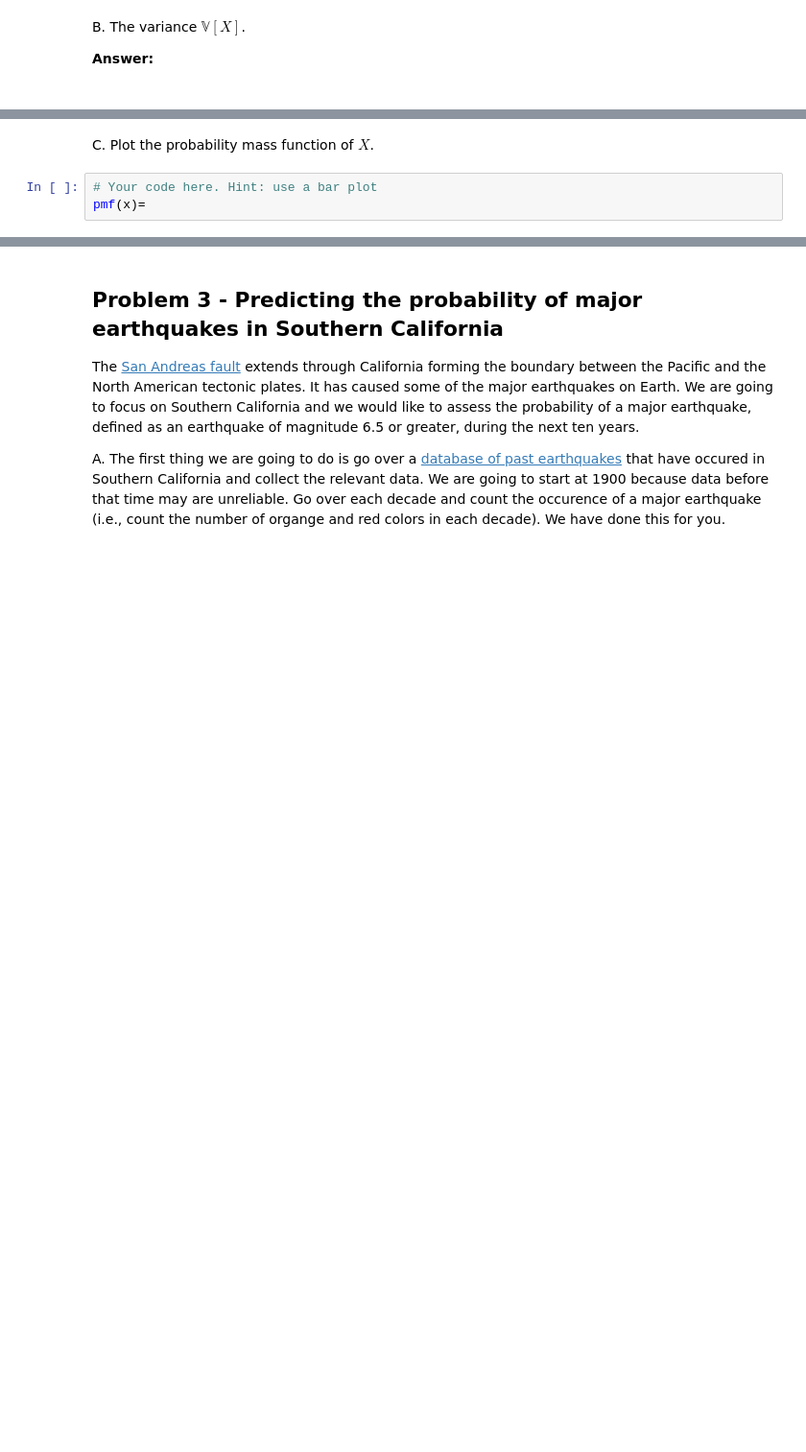
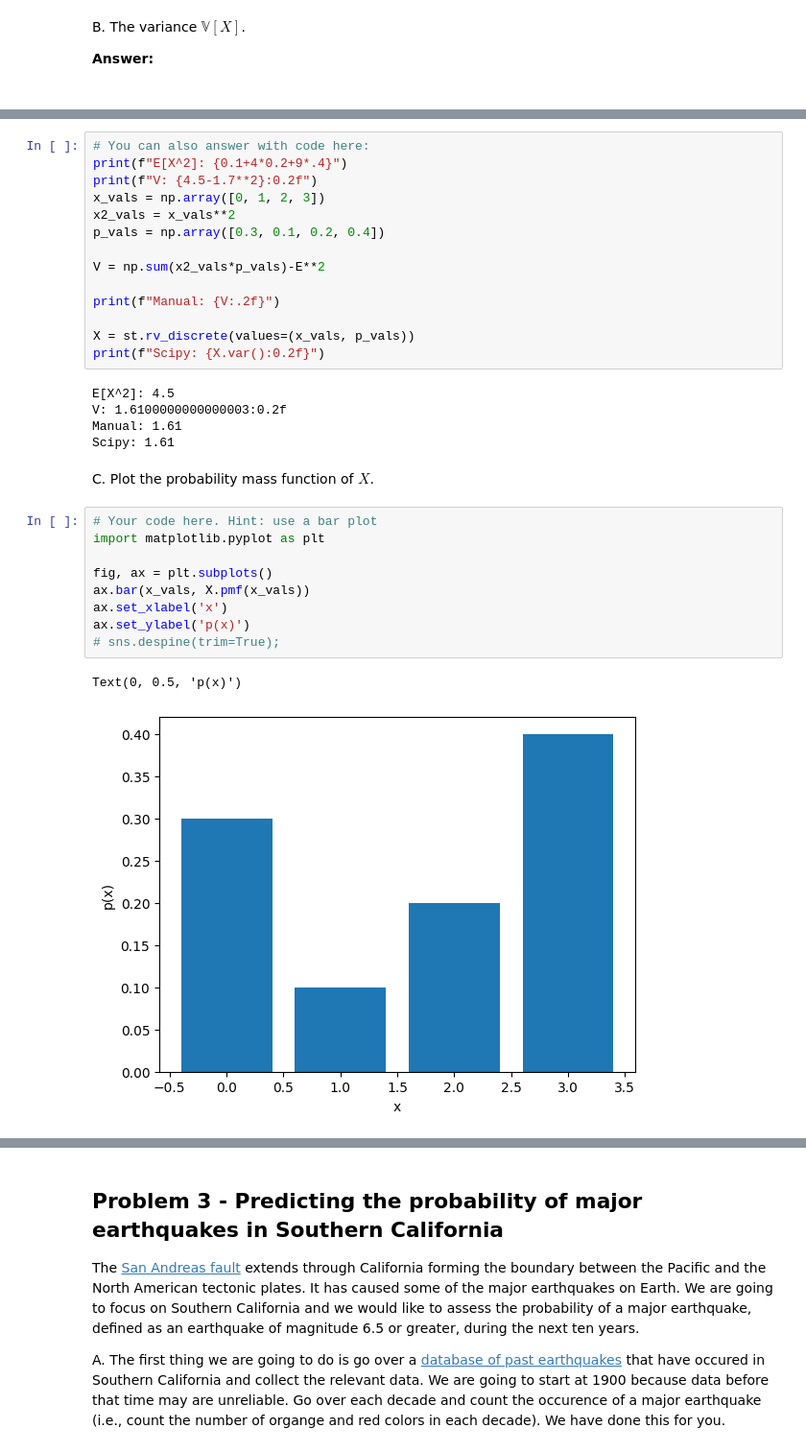
Before and after one commit to mossingj1/CS50-Introduction-to-Computer-Science, a Jupyter notebook: lecturebook/homework/homework-01.ipynb, the cells around one changed output, grey strips where cells are left out. Shown at 96% size. Drawn from its saved outputs; the diff is of its cells as text; blank space fills up the shorter version.

```diff
--- a/lecturebook/homework/homework-01.ipynb
+++ b/lecturebook/homework/homework-01.ipynb
@@ -184,8 +186,36 @@ print(var(x_vals,p_vals))
+# %%
+# You can also answer with code here:
+print(f"E[X^2]: {0.1+4*0.2+9*.4}")
+print(f"V: {4.5-1.7**2}:0.2f")
+x_vals = np.array([0, 1, 2, 3])
+x2_vals = x_vals**2
+p_vals = np.array([0.3, 0.1, 0.2, 0.4])
+
+V = np.sum(x2_vals*p_vals)-E**2
+
+print(f"Manual: {V:.2f}")
+
+X = st.rv_discrete(values=(x_vals, p_vals))
+print(f"Scipy: {X.var():0.2f}")
+# %% [output]
+E[X^2]: 4.5
+V: 1.6100000000000003:0.2f
+Manual: 1.61
+Scipy: 1.61
 # %% [markdown]
 C. Plot the probability mass function of $X$.
 # %%
 # Your code here. Hint: use a bar plot
-pmf(x)=
+import matplotlib.pyplot as plt
+
+fig, ax = plt.subplots()
+ax.bar(x_vals, X.pmf(x_vals))
+ax.set_xlabel('x')
+ax.set_ylabel('p(x)')
+# sns.despine(trim=True);
+# %% [output]
+Text(0, 0.5, 'p(x)')
+[figure, added]
 # %% [markdown]
 D. Find the probability that $X$ is in $\{0, 2\}$.
 
```
Also changed, not shown: parts of 14 cells of this notebook.
